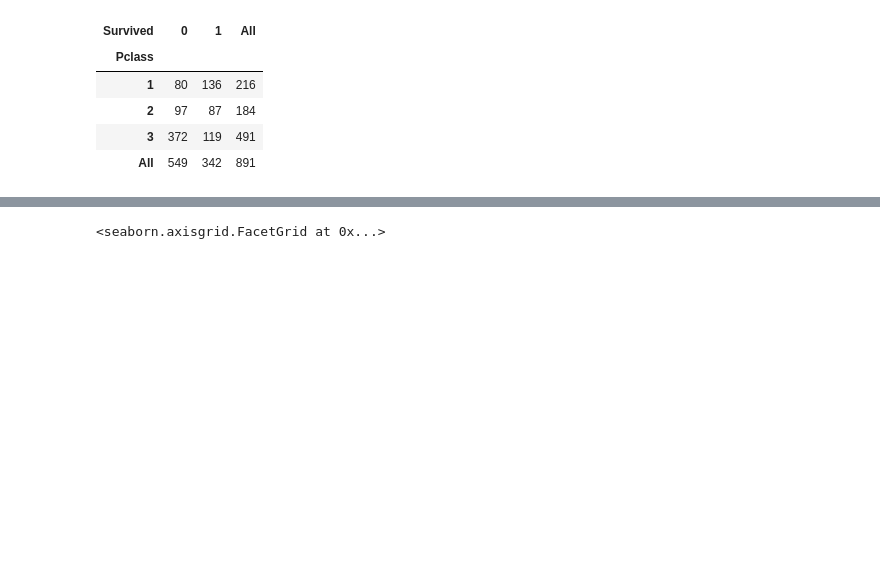
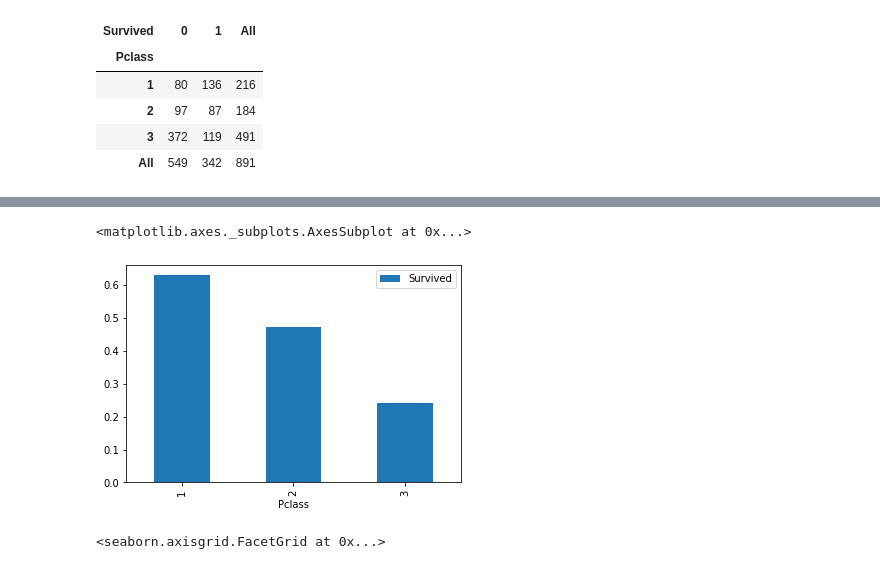
Before and after one commit to choiking10/kaggle-competition, a Jupyter notebook: Titanic.ipynb, the cells around one changed output, grey strips where cells are left out. Saved outputs shown, nothing was run; the diff lists cells and outputs as text; code cells hidden in the pictures; blank space fills up the shorter version.

```diff
--- a/Titanic.ipynb
+++ b/Titanic.ipynb
@@ -194,3 +203,8 @@ f.show()
+# %%
+train_data[["Pclass", "Survived"]].groupby("Pclass").mean().plot.bar()
+# %% [output]
+<matplotlib.axes._subplots.AxesSubplot at 0x...>
+[figure, added]
 # %%
 sns.factorplot('Pclass', 'Survived', hue="Sex", data=train_data, size=6, aspect=1.5)
 # %% [output]
```
Also changed, not shown: parts of 10 cells of this notebook.
